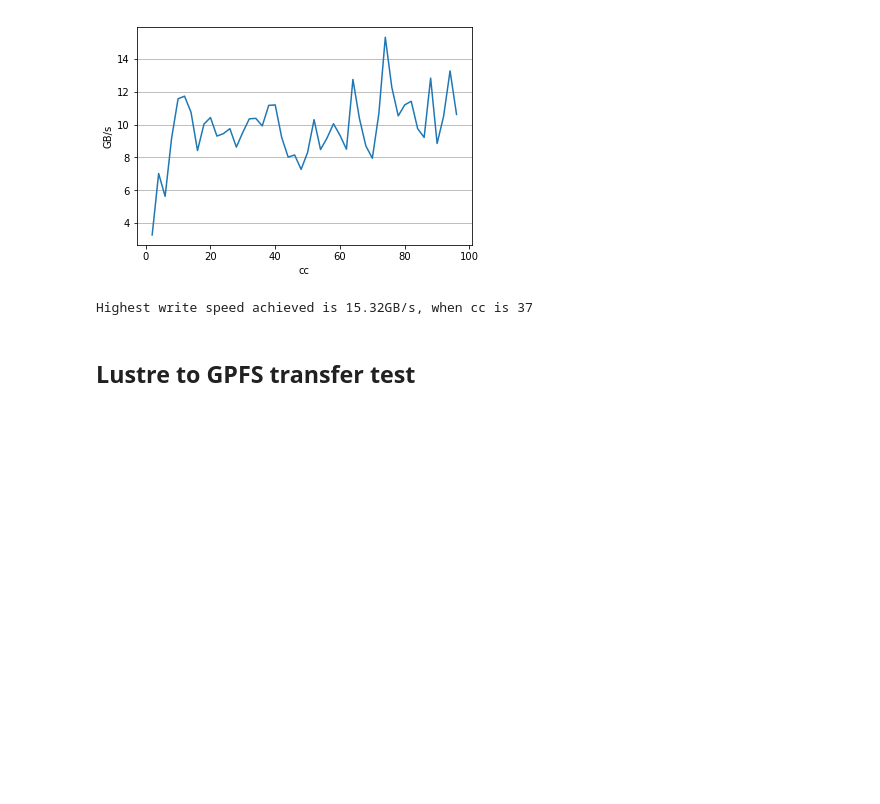
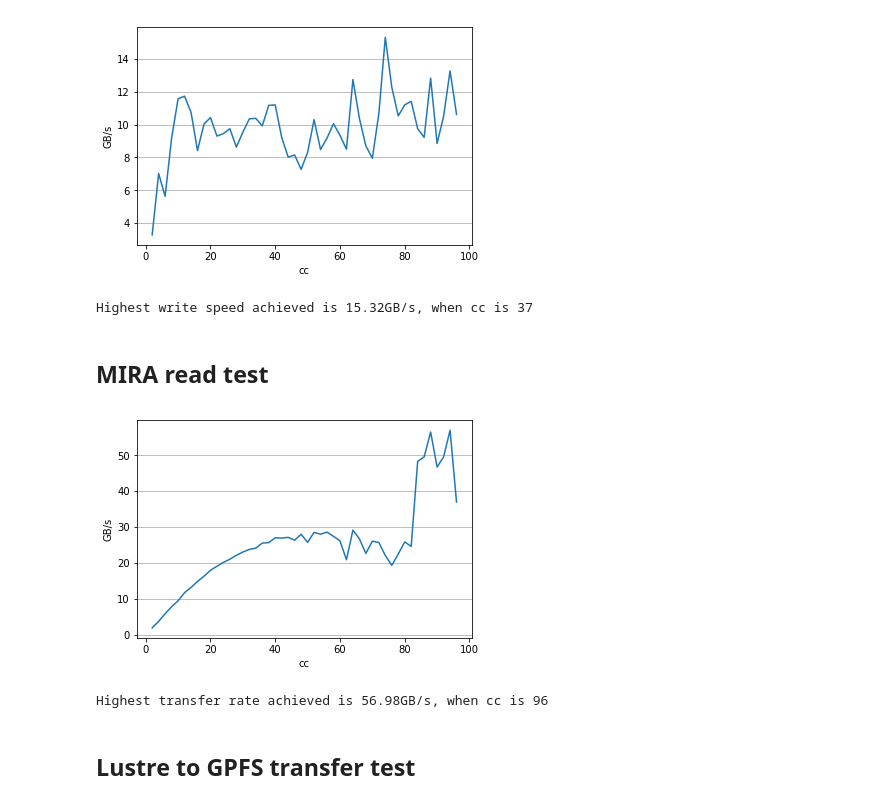
Before and after one commit to liuyuanlai/DTNSpeedTest, a Jupyter notebook: jupyter/parse_result_pres.ipynb, the cells around one changed output. Cells and saved outputs as stored; diff of their text form; code cells hidden in the pictures; blank space fills up the shorter version.

```diff
--- a/jupyter/parse_result_pres.ipynb
+++ b/jupyter/parse_result_pres.ipynb
@@ -200,6 +200,15 @@ gpfs_write_parse_plot(ccMax, path)
 # %% [output]
 [figure]
 Highest write speed achieved is 15.32GB/s, when cc is 37
+# %% [markdown]
+## MIRA read test
+# %%
+ccMax = 96
+path = "/global/cscratch1/sd/yuanlai/gf_test/mira_read_test_results/vary_cc_result/07.17-19.55.52_posix.txt"
+gpfs_read_parse_plot(ccMax, path)
+# %% [output]
+[figure, added]
+Highest transfer rate achieved is 56.98GB/s, when cc is 96
 # %% [markdown]
 ## Lustre to GPFS transfer test
 # %%
```
Also changed, not shown: parts of 3 cells of this notebook, 8 other files.
